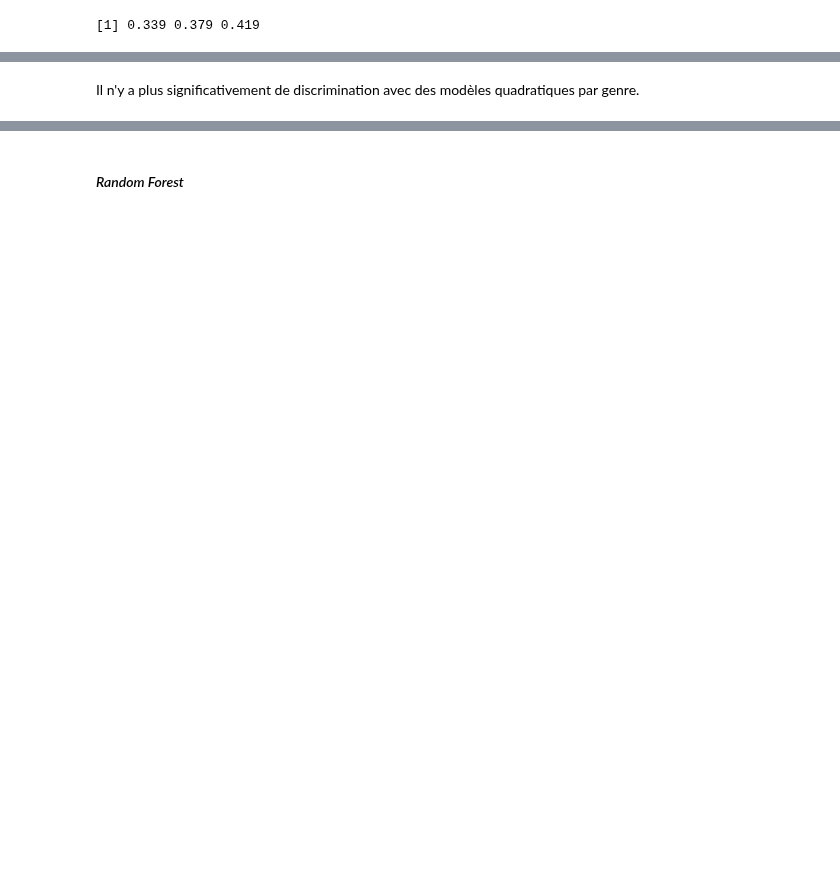
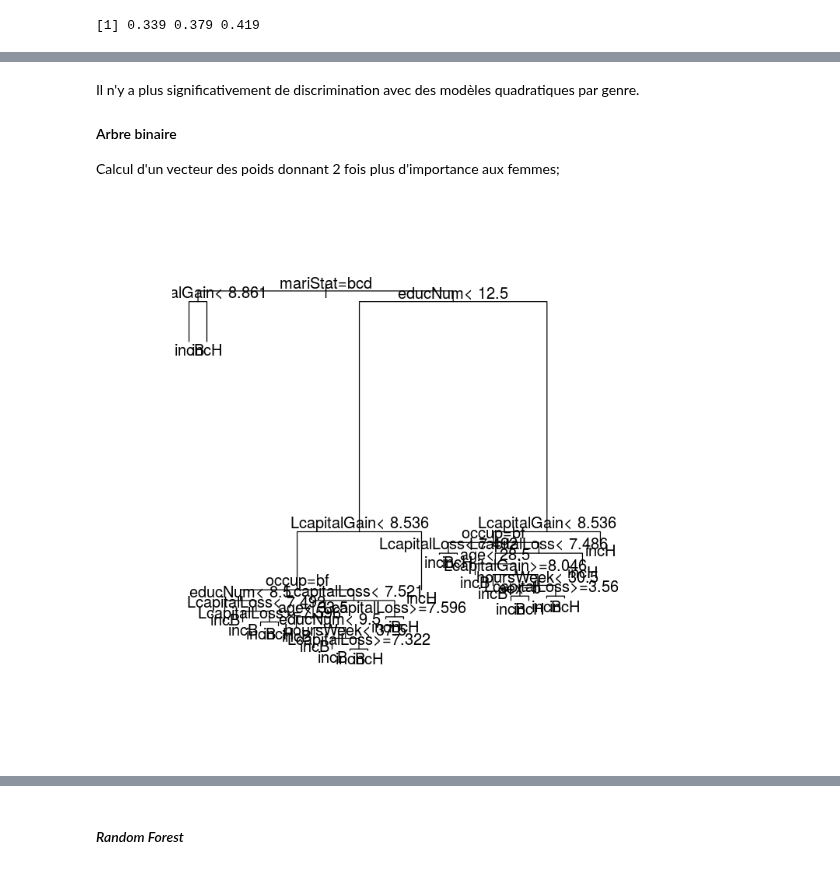
Before and after one commit to wikistat/Fair-ML-4-Ethical-AI, a Jupyter notebook: AdultCensus/AdultCensus-R-biasDetection.ipynb, the cells around one changed output, grey strips where cells are left out. Drawn from its saved outputs; the diff is of its cells as text; code cells hidden in the pictures; blank space fills up the shorter version.

```diff
--- a/AdultCensus/AdultCensus-R-biasDetection.ipynb
+++ b/AdultCensus/AdultCensus-R-biasDetection.ipynb
@@ -1003,3 +1080,23 @@ round(dispImp(daTestFM[,"sex"],as.factor(yHatQFM>0.5)),3);round(dispImp(daTestFM
 [1] 0.339 0.379 0.419
 # %% [markdown]
 Il n'y a plus significativement de discrimination avec des modèles quadratiques par genre.
+
+#### Arbre binaire
+Calcul d'un vecteur des poids donnant 2 fois plus d'importance aux femmes;
+# %%
+w=as.integer(datApp[,"sex"]=="Female")+1
+# %%
+library(rpart)
+# Modèle initial
+treeInit=rpart(income~.,data=datApp,cp=0.001)
+# modèle en changeant les poids
+treeInitW=rpart(income~.,data=datApp,weights=w,cp=0.001)
+# estimation des deux modèles
+tree.F=rpart(income~.,data=datAppF[,-6],cp=0.001)
+tree.M=rpart(income~.,data=datAppM[,-6],cp=0.001)
+# comparaison des paramètres
+# %%
+plot(treeInitW)
+text(treeInitW)
+# %% [output]
+[figure, added]
```
Also changed, not shown: parts of 90 cells of this notebook, 8 other files.
